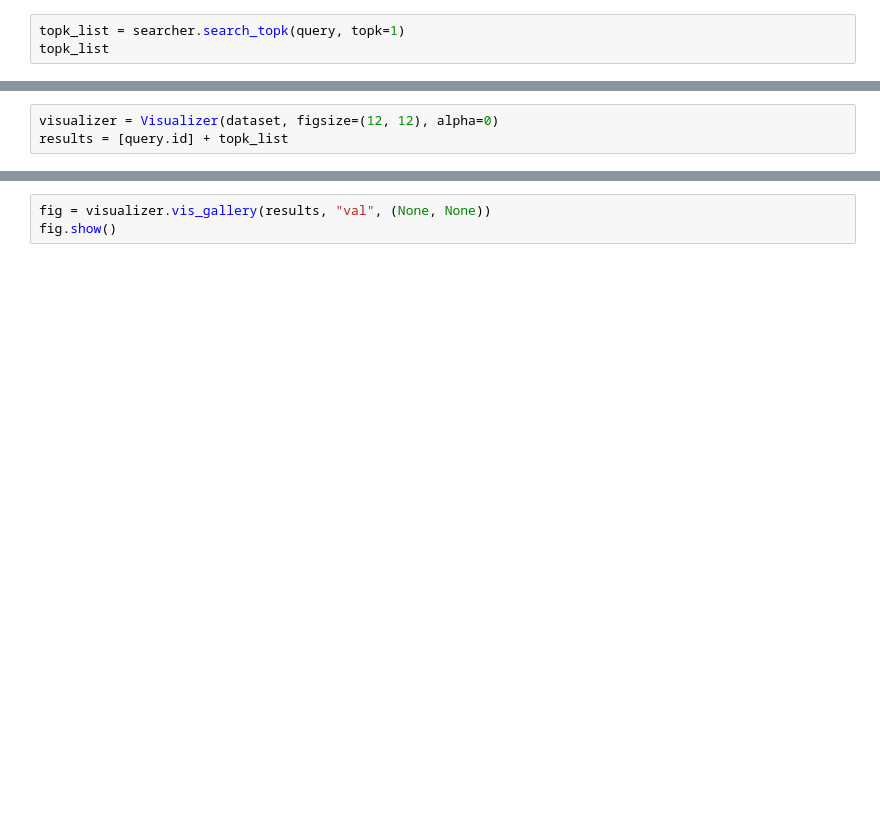
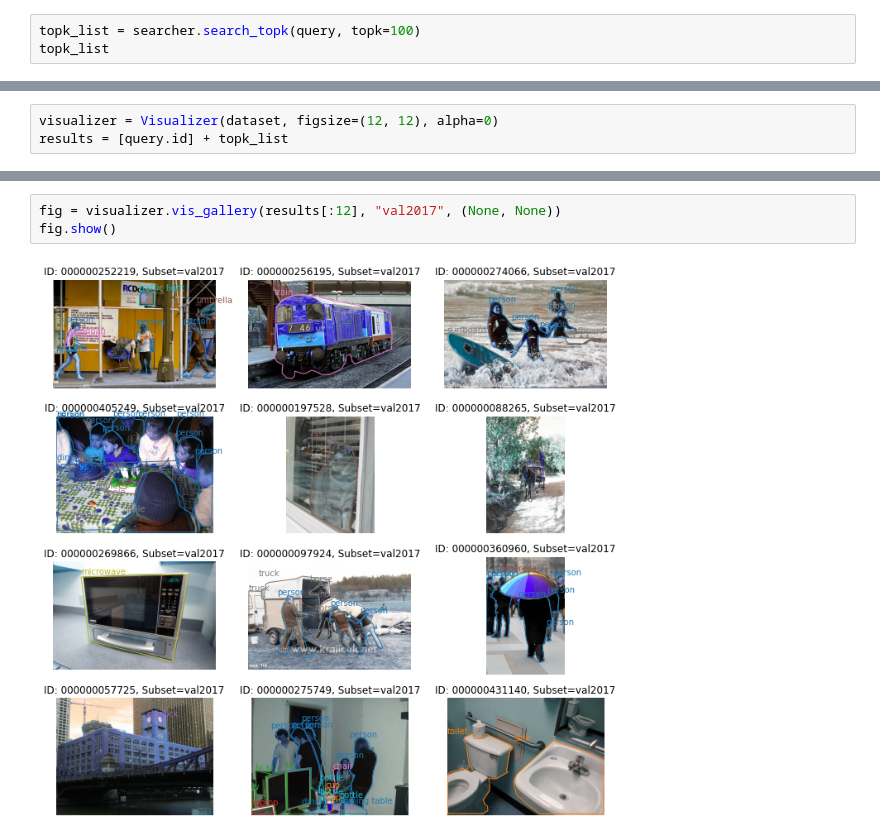
Before and after one commit to sooahleex/datumaro, a Jupyter notebook: searcher_test.ipynb, the cells around one changed output, grey strips where cells are left out. Cells and saved outputs as stored; diff of their text form; blank space fills up the shorter version.

Commit message:
test searcher

```diff
--- a/searcher_test.ipynb
+++ b/searcher_test.ipynb
@@ -40,5 +55,5 @@ fig.show()
 # %%
 searcher = Searcher(dataset)
 # %%
-topk_list = searcher.search_topk(query, topk=1)
+topk_list = searcher.search_topk(query, topk=100)
 topk_list
@@ -50,3 +101,5 @@ results
 # %%
-fig = visualizer.vis_gallery(results, "val", (None, None))
+fig = visualizer.vis_gallery(results[:12], "val2017", (None, None))
 fig.show()
+# %% [output]
+[figure, added]
```
Also changed, not shown: parts of 7 cells of this notebook.
